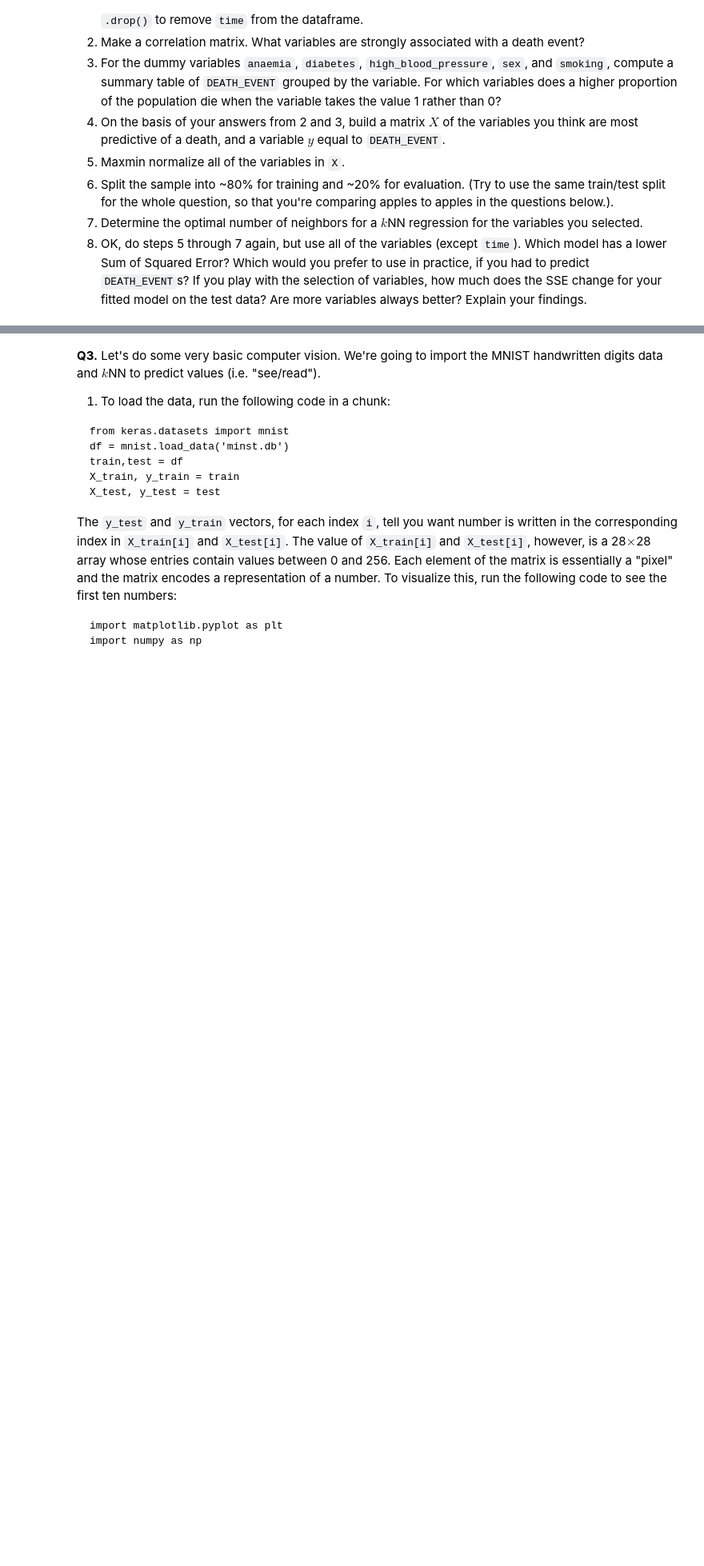
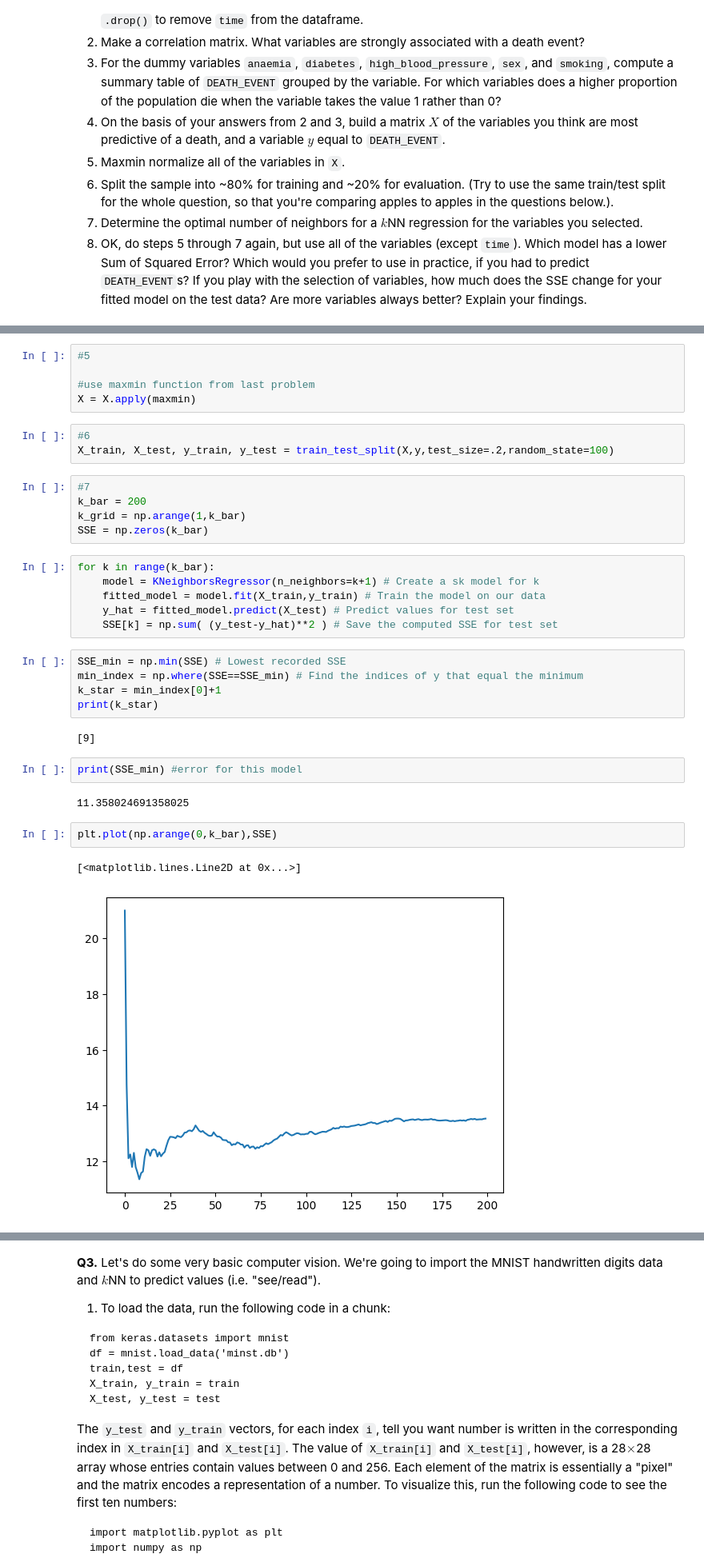
Before and after one commit to annacfisher/knn, a Jupyter notebook: assignment_knn.ipynb, the cells around one changed output, grey strips where cells are left out. Shown at 80% size. Saved outputs shown, nothing was run; the diff lists cells and outputs as text; blank space fills up the shorter version.

```diff
--- a/assignment_knn.ipynb
+++ b/assignment_knn.ipynb
@@ -196,0 +276,35 @@ plt.plot(np.arange(0,k_bar),SSE)
+# %%
+#5
+
+#use maxmin function from last problem
+X = X.apply(maxmin)
+# %%
+#6
+X_train, X_test, y_train, y_test = train_test_split(X,y,test_size=.2,random_state=100)
+# %%
+#7
+k_bar = 200
+k_grid = np.arange(1,k_bar)
+SSE = np.zeros(k_bar)
+# %%
+for k in range(k_bar):
+    model = KNeighborsRegressor(n_neighbors=k+1) # Create a sk model for k
+    fitted_model = model.fit(X_train,y_train) # Train the model on our data
+    y_hat = fitted_model.predict(X_test) # Predict values for test set
+    SSE[k] = np.sum( (y_test-y_hat)**2 ) # Save the computed SSE for test set
+# %%
+SSE_min = np.min(SSE) # Lowest recorded SSE
+min_index = np.where(SSE==SSE_min) # Find the indices of y that equal the minimum
+k_star = min_index[0]+1
+print(k_star)
+# %% [output]
+[9]
+# %%
+print(SSE_min) #error for this model
+# %% [output]
+11.358024691358025
+# %%
+plt.plot(np.arange(0,k_bar),SSE)
+# %% [output]
+[<matplotlib.lines.Line2D at 0x...>]
+[figure, added]
```
Also changed, not shown: parts of 20 cells of this notebook.
